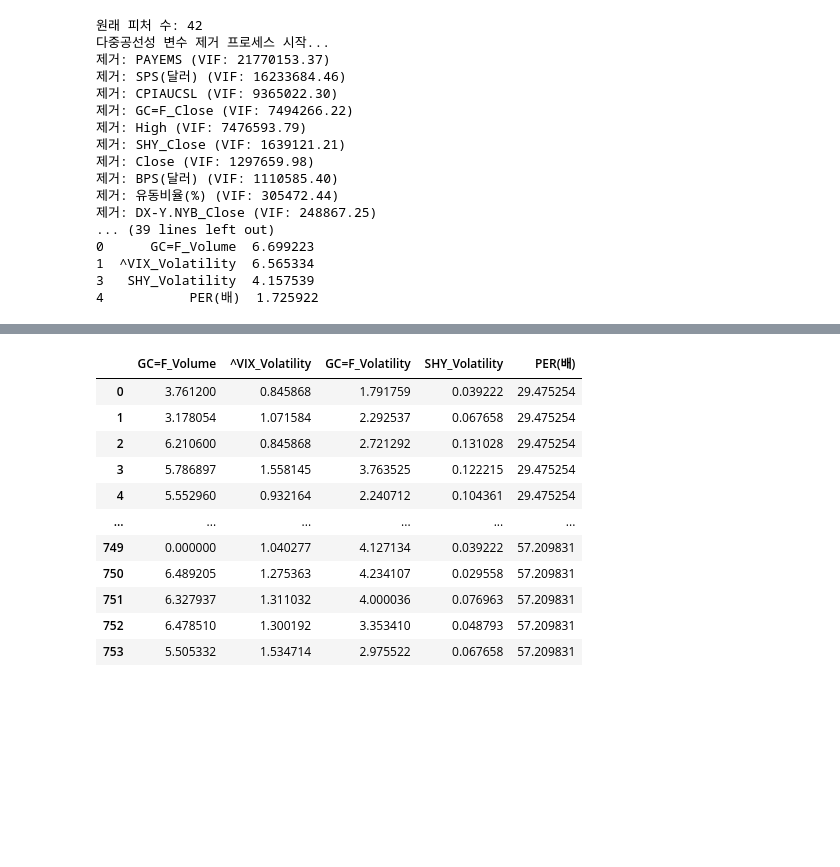
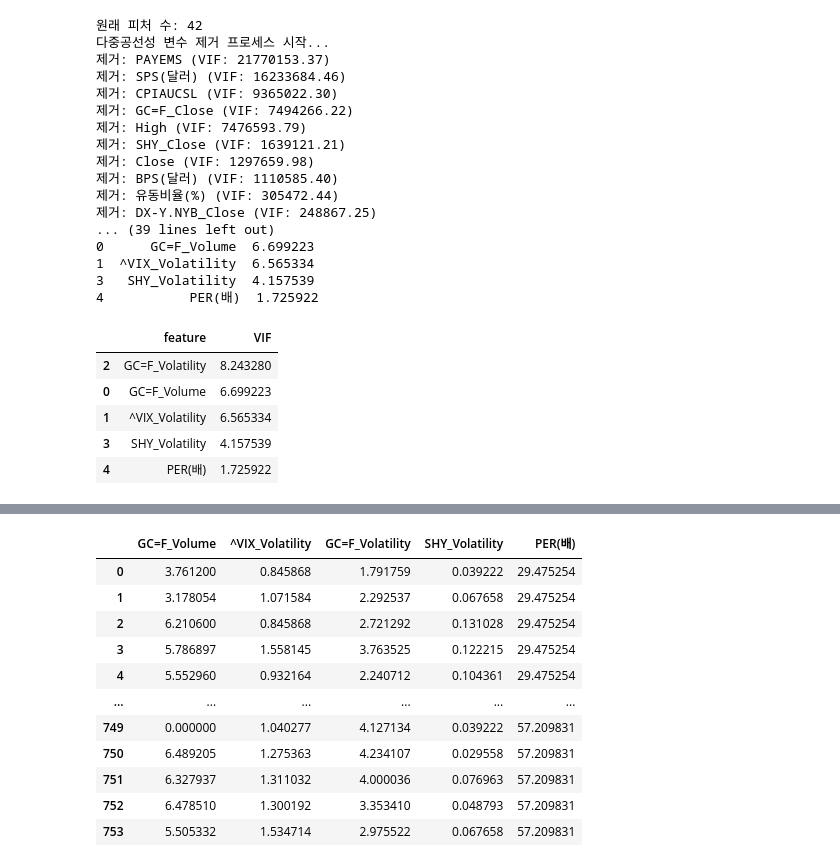
Before and after one commit to sooieong/SP500_Prediction, a Jupyter notebook: 버전1(top60)/preprocessing/log_VIF.ipynb, the cells around one changed output, grey strips where cells are left out. Cells and saved outputs as stored; diff of their text form; code cells hidden in the pictures; blank space fills up the shorter version.

```diff
--- a/버전1(top60)/preprocessing/log_VIF.ipynb
+++ b/버전1(top60)/preprocessing/log_VIF.ipynb
@@ -115,3 +115,12 @@ print(vif_table)
 1  ^VIX_Volatility  6.565334
 3   SHY_Volatility  4.157539
 4           PER(배)  1.725922
+# %%
+vif_table
+# %% [output]
+|  | feature | VIF |
+| 2 | GC=F_Volatility | 8.243280 |
+| 0 | GC=F_Volume | 6.699223 |
+| 1 | ^VIX_Volatility | 6.565334 |
+| 3 | SHY_Volatility | 4.157539 |
+| 4 | PER(배) | 1.725922 |
```
Also changed, not shown: parts of 4 cells of this notebook, 2 other files.
